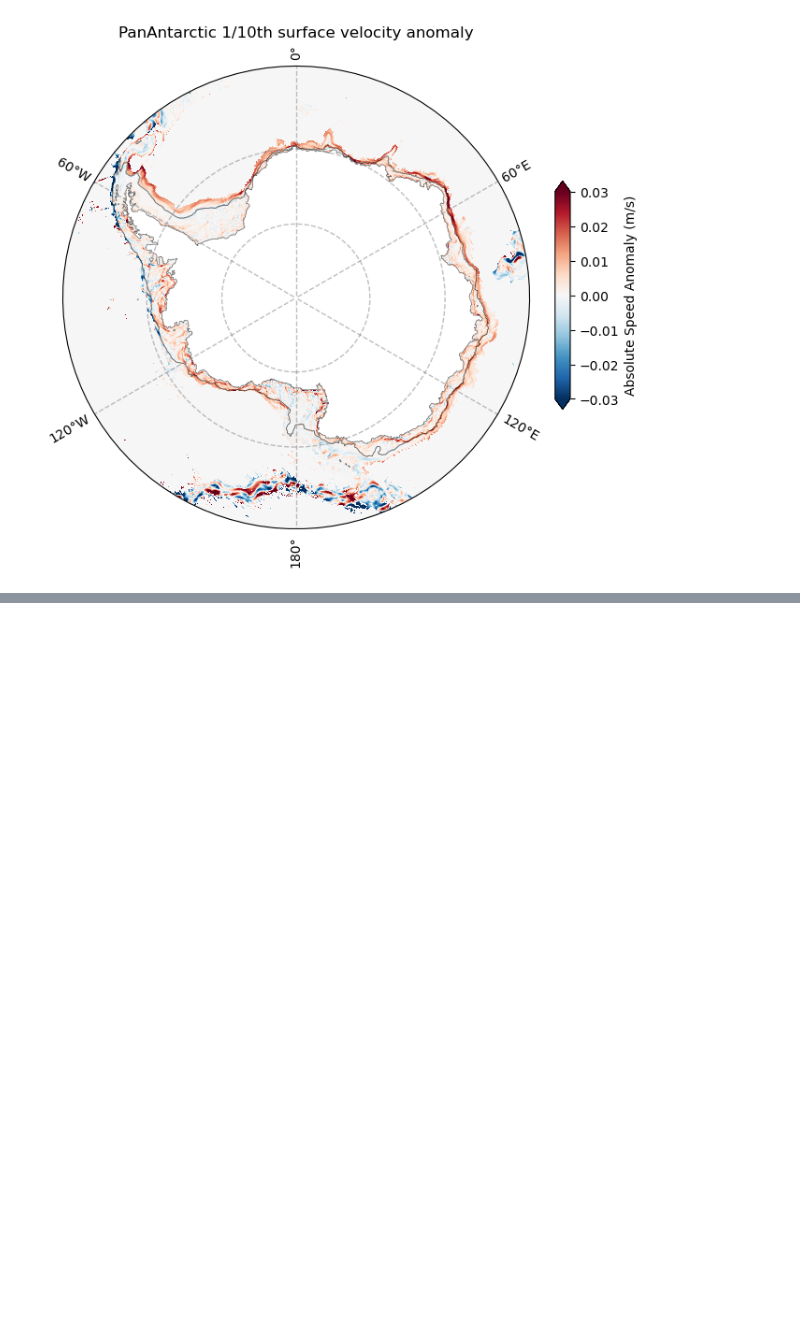
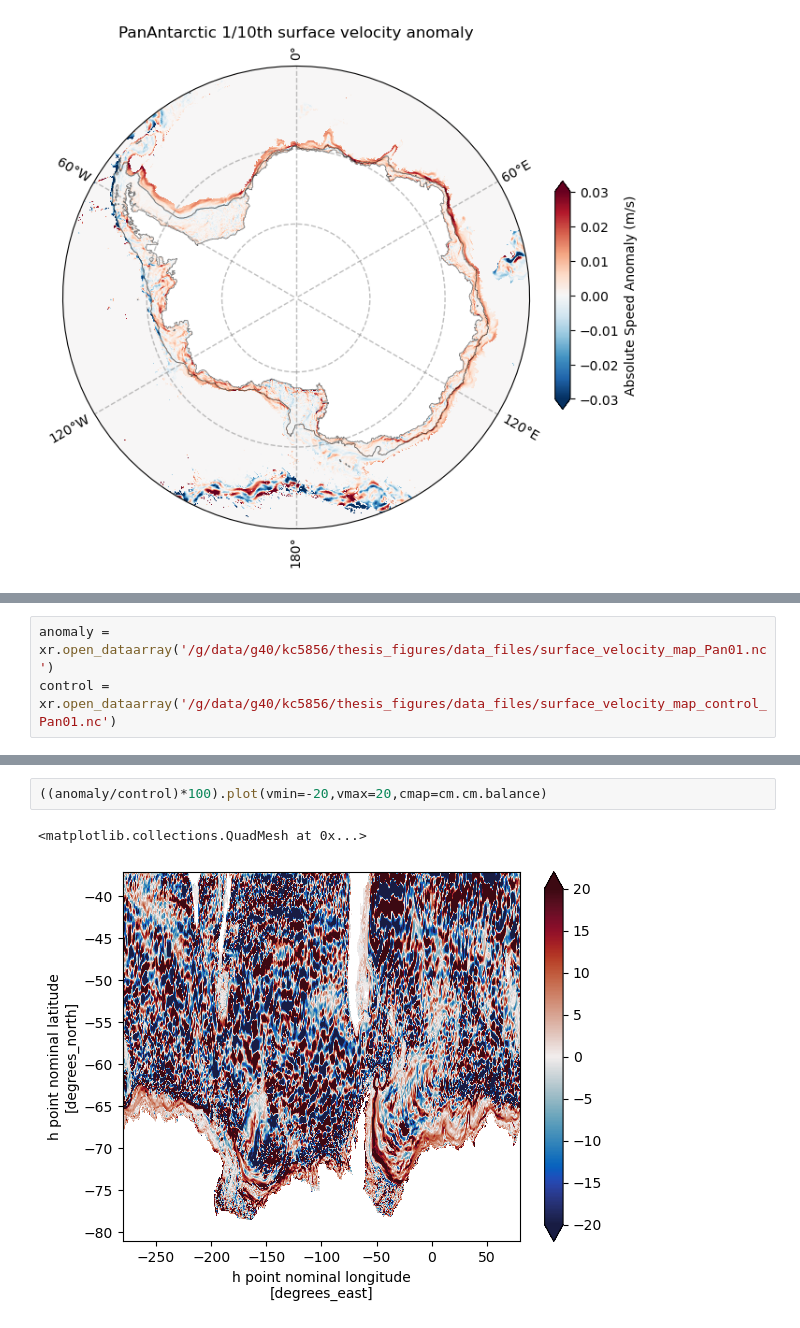
Before and after one commit to adele-morrison/panan-meltwater, a Jupyter notebook: notebooks/speed_analysis/SurfaceVelocity_Pan01.ipynb, the cells around one changed output, grey strips where cells are left out. Drawn from its saved outputs; the diff is of its cells as text; blank space fills up the shorter version.

```diff
--- a/notebooks/speed_analysis/SurfaceVelocity_Pan01.ipynb
+++ b/notebooks/speed_analysis/SurfaceVelocity_Pan01.ipynb
@@ -294,0 +301,3 @@ plt.title("PanAntarctic 1/10th surface velocity anomaly");
+# %%
+anomaly = xr.open_dataarray('/g/data/g40/kc5856/thesis_figures/data_files/surface_velocity_map_Pan01.nc')
+control = xr.open_dataarray('/g/data/g40/kc5856/thesis_figures/data_files/surface_velocity_map_control_Pan01.nc')
@@ -294,0 +324,5 @@ plt.title("PanAntarctic 1/10th surface velocity anomaly");
+# %%
+((anomaly/control)*100).plot(vmin=-20,vmax=20,cmap=cm.cm.balance)
+# %% [output]
+<matplotlib.collections.QuadMesh at 0x...>
+[figure, added]
```
Also changed, not shown: parts of 8 cells of this notebook, 7 other files.
